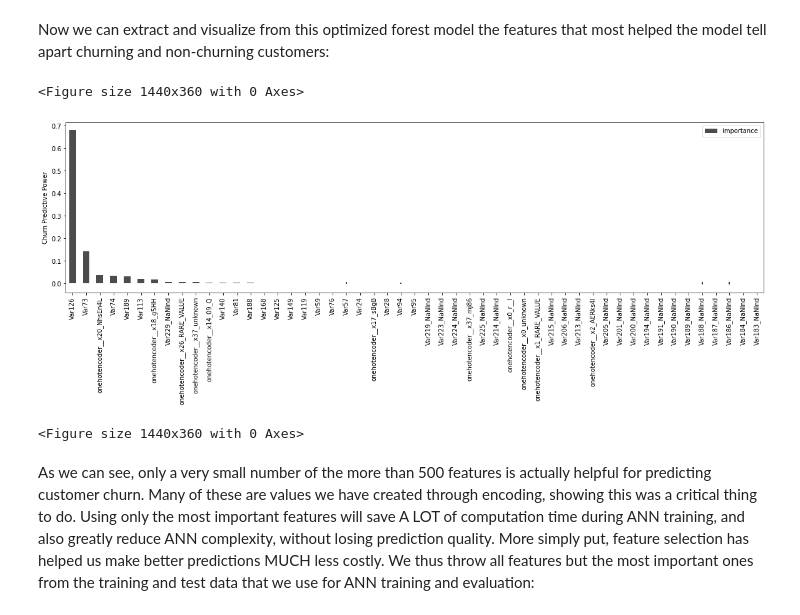
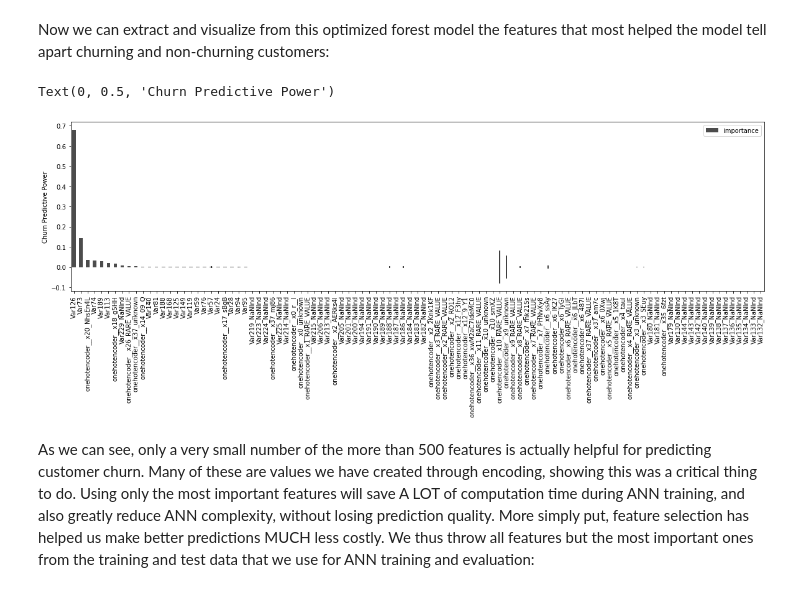
Before and after one commit to marc-feldmann/CustomerChurnPrediction, a Jupyter notebook: report.ipynb, the cells around one changed output. Drawn from its saved outputs; the diff is of its cells as text; code cells hidden in the pictures.

```diff
--- a/report.ipynb
+++ b/report.ipynb
@@ -436,17 +442,15 @@ Now we can extract and visualize from this optimized forest model the features t
 # %%
 feature_importances = pd.DataFrame(rf_model.feature_importances_, index = X_train.columns, columns=['importance']).sort_values('importance', ascending=False)
 
 # feature importance plot
-std = np.std([rf_model.feature_importances_[:51] for rf_model in rf_model.estimators_], axis=0)
+std = np.std([rf_model.feature_importances_[:101] for rf_model in rf_model.estimators_], axis=0)
 import matplotlib.pyplot as plt
-fig, ax = plt.subplots()
-feature_importances[:51].plot.bar(yerr=std, ax=ax, color='black', alpha=0.7)
+fig, ax = plt.subplots(figsize=(20, 5))
+feature_importances[:101].plot.bar(yerr=std, ax=ax, color='black', alpha=0.7)
 ax.set_ylabel("Churn Predictive Power")
-plt.figure(figsize=(20, 5))
 # %% [output]
-<Figure size 1440x360 with 0 Axes>
+Text(0, 0.5, 'Churn Predictive Power')
-[figure, old version]
+[figure, new version]
-<Figure size 1440x360 with 0 Axes>
 # %% [markdown]
 As we can see, only a very small number of the more than 500 features is actually helpful for predicting customer churn. Many of these are values we have created through encoding, showing this was a critical thing to do. Using only the most important features will save A LOT of computation time during ANN training, and also greatly reduce ANN complexity, without losing prediction quality. More simply put, feature selection has helped us make better predictions MUCH less costly. We thus throw all features but the most important ones from the training and test data that we use for ANN training and evaluation:
 # %%
```
Also changed, not shown: parts of 13 cells of this notebook, 1 other file.
